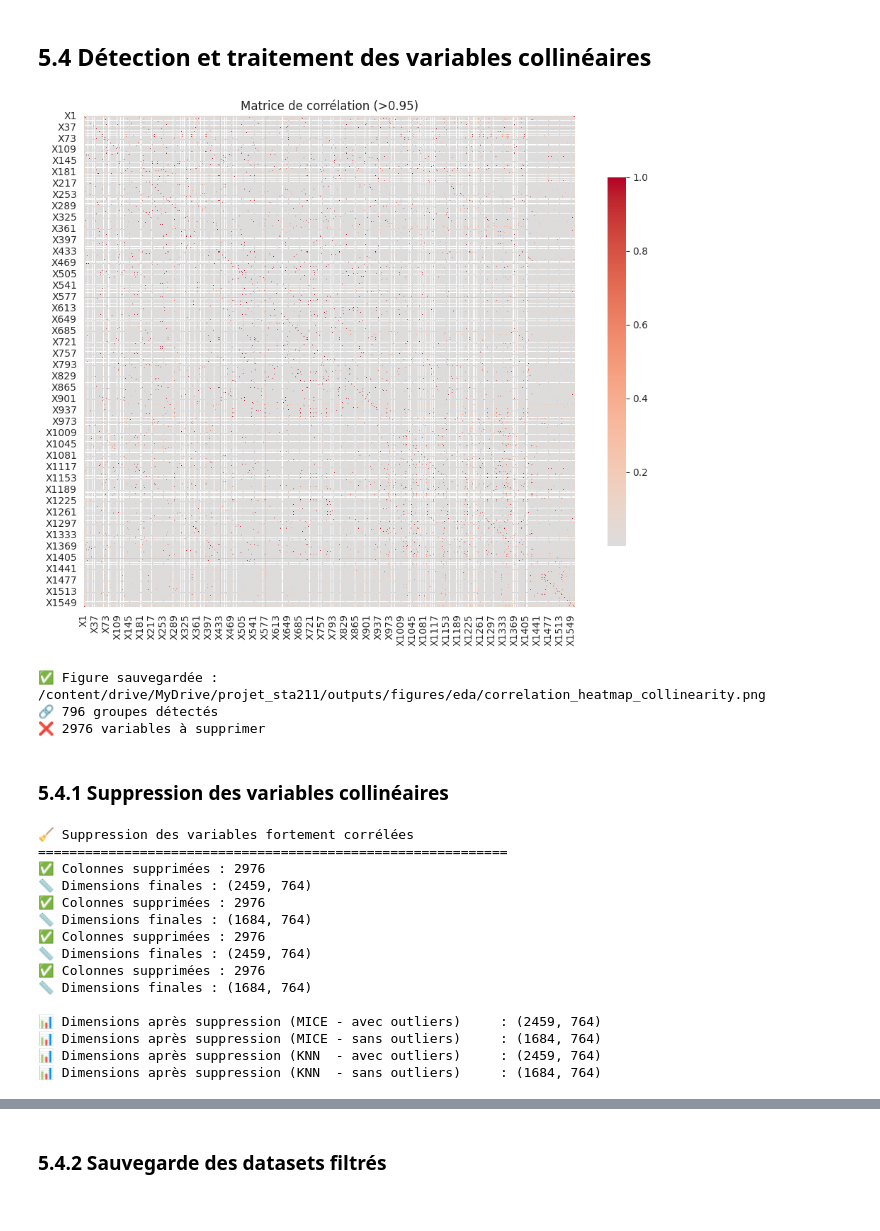
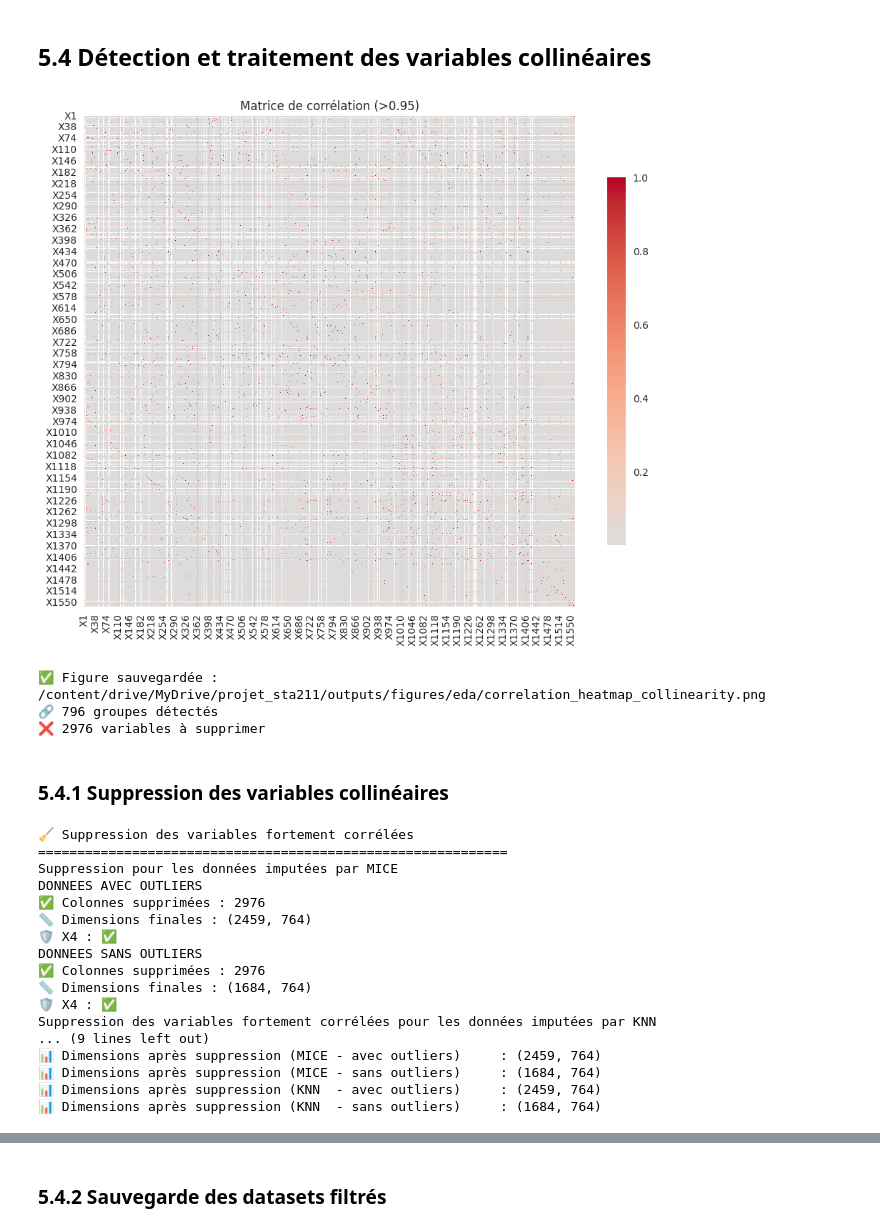
Before and after one commit to Abdoullatuf/projet_sta211_version_modulaire, a Jupyter notebook: notebooks/01_EDA_Preprocessing_v_modulaire.ipynb, the cells around one changed output, grey strips where cells are left out. Saved outputs shown, nothing was run; the diff lists cells and outputs as text; code cells hidden in the pictures.

```diff
--- a/notebooks/01_EDA_Preprocessing_v_modulaire.ipynb
+++ b/notebooks/01_EDA_Preprocessing_v_modulaire.ipynb
@@ -41,41 +41,3 @@ Ce notebook réalise l’analyse exploratoire des données (EDA) et le prétrait
 **Méthodologie** : Les métadonnées sont stockées dans des variables globales et affichées pour confirmation. Une date dynamique est utilisée pour refléter le moment de l’exécution.
 
 **Prochaines étapes** : Configurer l’environnement et charger les données (section suivante).
-# %%
-## Définition des métadonnées du projet
-
-from datetime import datetime
-from pathlib import Path
-
-# Métadonnées du projet
-PROJECT_NAME = "Projet STA 211: Internet Advertisements Classification"
-DATASET_NAME = "Internet Advertisements Dataset"
-AUTHOR = "Abdoullatuf"
-DATE = datetime.now().strftime("%Y-%m-%d")  # Date dynamique
-VERSION = "1.0"
-
-# Vérification des métadonnées
-metadata = {
-    "Projet": PROJECT_NAME,
-    "Dataset": DATASET_NAME,
-    "Auteur": AUTHOR,
-    "Date": DATE,
-    "Version": VERSION
-}
-
-# Affichage des informations
-print("📋 Métadonnées du projet")
-print("="*60)
-for key, value in metadata.items():
-    if not isinstance(value, str):
-        raise TypeError(f"La métadonnée '{key}' doit être une chaîne de caractères, reçu {type(value)}")
-    print(f"{key}: {value}")
-
-# Sauvegarde des métadonnées dans un fichier (optionnel)
-METADATA_DIR = Path("metadata")
-METADATA_DIR.mkdir(exist_ok=True)
-metadata_file = METADATA_DIR / f"metadata_v{VERSION}.txt"
-with open(metadata_file, "w", encoding="utf-8") as f:
-    for key, value in metadata.items():
-        f.write(f"{key}: {value}\n")
-print(f"✅ Métadonnées sauvegardées dans : {metadata_file}")
@@ -1844,20 +2380,20 @@ df_no_outliers_imputed_knn = handle_missing_values(
 # %%
 ## 5.4 Détection et traitement des variables collinéaires <a id="detection-et-traitement-des-variables-collineaires"></a>
 
 from preprocessing.final_preprocessing import find_highly_correlated_groups
 
 correlated_info = find_highly_correlated_groups(
-    df=df_study,  # ou df_with_outliers_imputed_mice / df_no_outliers_imputed_knn
+    df=df_study,
     threshold=0.95,
-    exclude_cols=['y'],
+    exclude_cols=['y', 'X4'],
     show_plot=True,
     save_path=FIGURES_DIR / "eda" / "correlation_heatmap_collinearity.png"
 )
 
 print(f"🔗 {len(correlated_info['groups'])} groupes détectés")
 print(f"❌ {len(correlated_info['to_drop'])} variables à supprimer")
 # %% [output]
-[figure, old version]
+[figure, new version]
 ✅ Figure sauvegardée : /content/drive/MyDrive/projet_sta211/outputs/figures/eda/correlation_heatmap_collinearity.png
 🔗 796 groupes détectés
 ❌ 2976 variables à supprimer
@@ -1869,24 +2405,38 @@ print("=" * 60)
 
 from preprocessing.final_preprocessing import apply_collinearity_filter
 
-# ✅ Suppression pour les données imputées par MICE
+
+print("Suppression pour les données imputées par MICE")
+
+print("DONNEES AVEC OUTLIERS")
 df_with_outliers_filtered = apply_collinearity_filter(
     df=df_with_outliers_imputed_mice,
     cols_to_drop=correlated_info['to_drop'],
     display_info=True
 )
+
+
+print("DONNEES SANS OUTLIERS")
 df_no_outliers_filtered = apply_collinearity_filter(
     df=df_no_outliers_imputed_mice,
     cols_to_drop=correlated_info['to_drop'],
     display_info=True
 )
 
-# ✅ Suppression pour les données imputées par KNN
+
+
+print("Suppression des variables fortement corrélées pour les données imputées par KNN")
+
+print("DONNEES AVEC OUTLIERS")
+
 df_with_outliers_filtered_knn = apply_collinearity_filter(
     df=df_with_outliers_imputed_knn,
     cols_to_drop=correlated_info['to_drop'],
     display_info=True
 )
+
+
+print("DONNEES SANS OUTLIERS")
 df_no_outliers_filtered_knn = apply_collinearity_filter(
     df=df_no_outliers_imputed_knn,
     cols_to_drop=correlated_info['to_drop'],
@@ -1901,15 +2451,17 @@ print(f"📊 Dimensions après suppression (KNN  - sans outliers)     : {df_no_o
 # %% [output]
 🧹 Suppression des variables fortement corrélées
 ============================================================
+Suppression pour les données imputées par MICE
+DONNEES AVEC OUTLIERS
 ✅ Colonnes supprimées : 2976
 📏 Dimensions finales : (2459, 764)
+🛡️ X4 : ✅
+DONNEES SANS OUTLIERS
 ✅ Colonnes supprimées : 2976
 📏 Dimensions finales : (1684, 764)
-✅ Colonnes supprimées : 2976
-📏 Dimensions finales : (2459, 764)
-✅ Colonnes supprimées : 2976
-📏 Dimensions finales : (1684, 764)
-
+🛡️ X4 : ✅
+Suppression des variables fortement corrélées pour les données imputées par KNN
+... (9 lines left out)
 📊 Dimensions après suppression (MICE - avec outliers)     : (2459, 764)
 📊 Dimensions après suppression (MICE - sans outliers)     : (1684, 764)
 📊 Dimensions après suppression (KNN  - avec outliers)     : (2459, 764)
```
Also changed, not shown: parts of 61 cells of this notebook, 38 other files.
